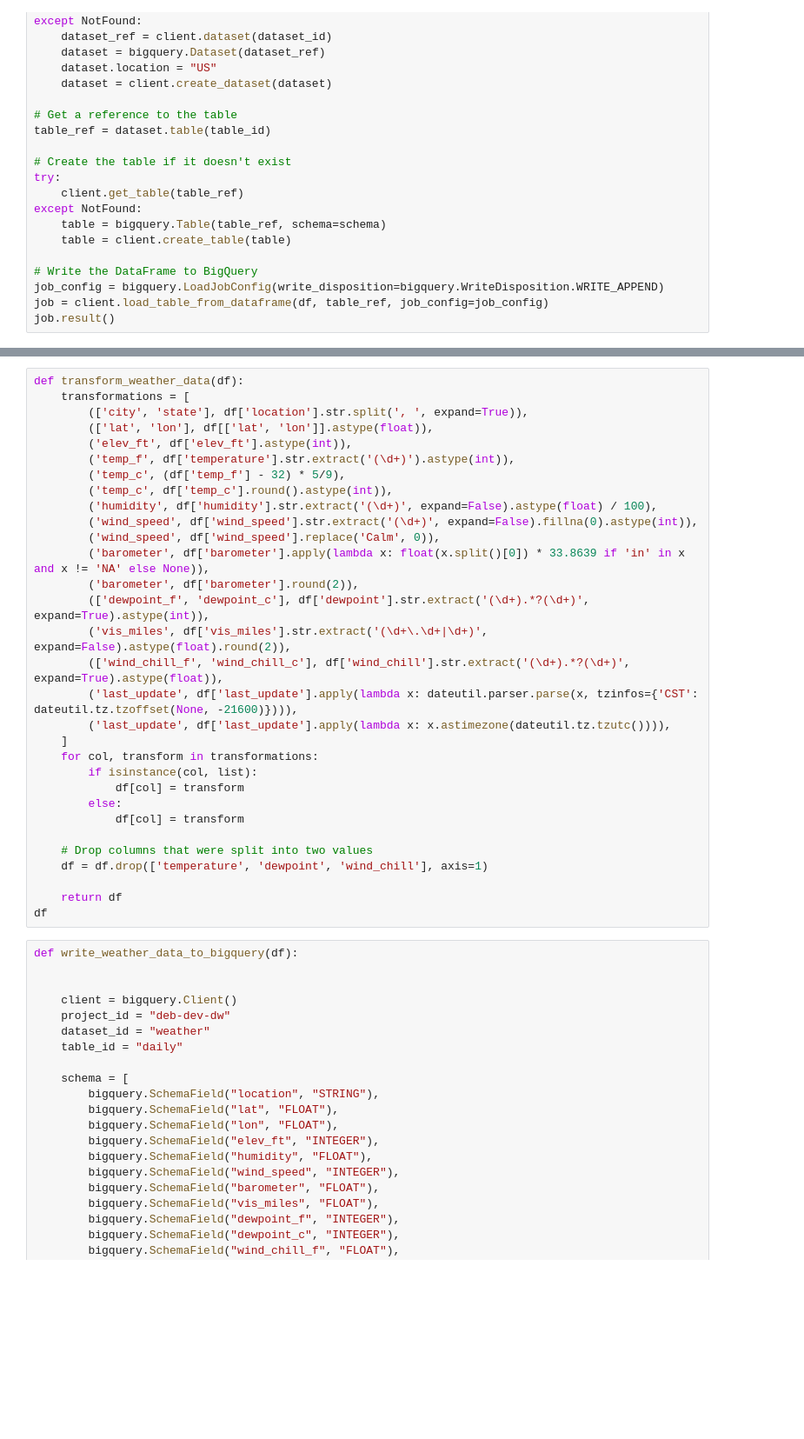
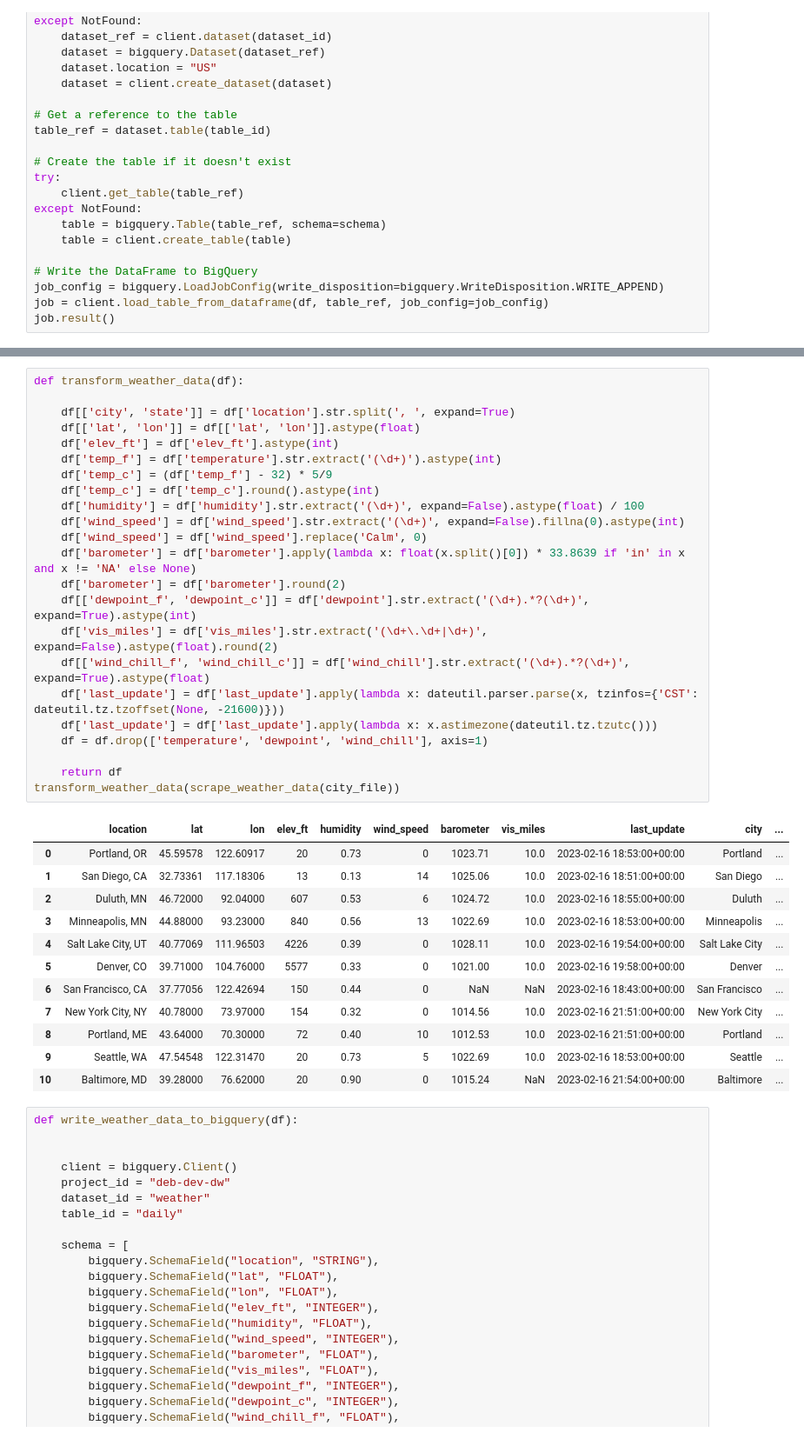
Before and after one commit to Reed-Carter/team-week3, a Jupyter notebook: drew-work/drew_compiled.ipynb, the cells around one changed output, grey strips where cells are left out. Shown at 87% size. Saved outputs shown, nothing was run; the diff lists cells and outputs as text; blank space fills up the shorter version.

```diff
--- a/drew-work/drew_compiled.ipynb
+++ b/drew-work/drew_compiled.ipynb
@@ -218,34 +241,39 @@ scrape_weather_data(city_file)
 # %%
 def transform_weather_data(df):
-    transformations = [
-        (['city', 'state'], df['location'].str.split(', ', expand=True)),
-        (['lat', 'lon'], df[['lat', 'lon']].astype(float)),
-        ('elev_ft', df['elev_ft'].astype(int)),
-        ('temp_f', df['temperature'].str.extract('(\d+)').astype(int)),
-        ('temp_c', (df['temp_f'] - 32) * 5/9),
-        ('temp_c', df['temp_c'].round().astype(int)),
-        ('humidity', df['humidity'].str.extract('(\d+)', expand=False).astype(float) / 100),
-        ('wind_speed', df['wind_speed'].str.extract('(\d+)', expand=False).fillna(0).astype(int)),
-        ('wind_speed', df['wind_speed'].replace('Calm', 0)),
-        ('barometer', df['barometer'].apply(lambda x: float(x.split()[0]) * 33.8639 if 'in' in x and x != 'NA' else None)),
-        ('barometer', df['barometer'].round(2)),
-        (['dewpoint_f', 'dewpoint_c'], df['dewpoint'].str.extract('(\d+).*?(\d+)', expand=True).astype(int)),
-        ('vis_miles', df['vis_miles'].str.extract('(\d+\.\d+|\d+)', expand=False).astype(float).round(2)),
-        (['wind_chill_f', 'wind_chill_c'], df['wind_chill'].str.extract('(\d+).*?(\d+)', expand=True).astype(float)),
-        ('last_update', df['last_update'].apply(lambda x: dateutil.parser.parse(x, tzinfos={'CST': dateutil.tz.tzoffset(None, -21600)}))),
-        ('last_update', df['last_update'].apply(lambda x: x.astimezone(dateutil.tz.tzutc()))),
-    ]
-    for col, transform in transformations:
-        if isinstance(col, list):
-            df[col] = transform
-        else:
-            df[col] = transform
 
-    # Drop columns that were split into two values
+    df[['city', 'state']] = df['location'].str.split(', ', expand=True)
+    df[['lat', 'lon']] = df[['lat', 'lon']].astype(float)
+    df['elev_ft'] = df['elev_ft'].astype(int)
+    df['temp_f'] = df['temperature'].str.extract('(\d+)').astype(int)
+    df['temp_c'] = (df['temp_f'] - 32) * 5/9
+    df['temp_c'] = df['temp_c'].round().astype(int)
+    df['humidity'] = df['humidity'].str.extract('(\d+)', expand=False).astype(float) / 100
+    df['wind_speed'] = df['wind_speed'].str.extract('(\d+)', expand=False).fillna(0).astype(int)
+    df['wind_speed'] = df['wind_speed'].replace('Calm', 0)
+    df['barometer'] = df['barometer'].apply(lambda x: float(x.split()[0]) * 33.8639 if 'in' in x and x != 'NA' else None)
+    df['barometer'] = df['barometer'].round(2)
+    df[['dewpoint_f', 'dewpoint_c']] = df['dewpoint'].str.extract('(\d+).*?(\d+)', expand=True).astype(int)
+    df['vis_miles'] = df['vis_miles'].str.extract('(\d+\.\d+|\d+)', expand=False).astype(float).round(2)
+    df[['wind_chill_f', 'wind_chill_c']] = df['wind_chill'].str.extract('(\d+).*?(\d+)', expand=True).astype(float)
+    df['last_update'] = df['last_update'].apply(lambda x: dateutil.parser.parse(x, tzinfos={'CST': dateutil.tz.tzoffset(None, -21600)}))
+    df['last_update'] = df['last_update'].apply(lambda x: x.astimezone(dateutil.tz.tzutc()))
     df = df.drop(['temperature', 'dewpoint', 'wind_chill'], axis=1)
 
     return df
-df
+transform_weather_data(scrape_weather_data(city_file))
+# %% [output]
+|  | location | lat | lon | elev_ft | humidity | wind_speed | barometer | vis_miles | last_update | city | ... |
+| 0 | Portland, OR | 45.59578 | 122.60917 | 20 | 0.73 | 0 | 1023.71 | 10.0 | 2023-02-16 18:53:00+00:00 | Portland | ... |
+| 1 | San Diego, CA | 32.73361 | 117.18306 | 13 | 0.13 | 14 | 1025.06 | 10.0 | 2023-02-16 18:51:00+00:00 | San Diego | ... |
+| 2 | Duluth, MN | 46.72000 | 92.04000 | 607 | 0.53 | 6 | 1024.72 | 10.0 | 2023-02-16 18:55:00+00:00 | Duluth | ... |
+| 3 | Minneapolis, MN | 44.88000 | 93.23000 | 840 | 0.56 | 13 | 1022.69 | 10.0 | 2023-02-16 18:53:00+00:00 | Minneapolis | ... |
+| 4 | Salt Lake City, UT | 40.77069 | 111.96503 | 4226 | 0.39 | 0 | 1028.11 | 10.0 | 2023-02-16 19:54:00+00:00 | Salt Lake City | ... |
+| 5 | Denver, CO | 39.71000 | 104.76000 | 5577 | 0.33 | 0 | 1021.00 | 10.0 | 2023-02-16 19:58:00+00:00 | Denver | ... |
+| 6 | San Francisco, CA | 37.77056 | 122.42694 | 150 | 0.44 | 0 | NaN | NaN | 2023-02-16 18:43:00+00:00 | San Francisco | ... |
+| 7 | New York City, NY | 40.78000 | 73.97000 | 154 | 0.32 | 0 | 1014.56 | 10.0 | 2023-02-16 21:51:00+00:00 | New York City | ... |
+| 8 | Portland, ME | 43.64000 | 70.30000 | 72 | 0.40 | 10 | 1012.53 | 10.0 | 2023-02-16 21:51:00+00:00 | Portland | ... |
+| 9 | Seattle, WA | 47.54548 | 122.31470 | 20 | 0.73 | 5 | 1022.69 | 10.0 | 2023-02-16 18:53:00+00:00 | Seattle | ... |
+| 10 | Baltimore, MD | 39.28000 | 76.62000 | 20 | 0.90 | 0 | 1015.24 | NaN | 2023-02-16 21:54:00+00:00 | Baltimore | ... |
 # %%
 def write_weather_data_to_bigquery(df):
 
```
Also changed, not shown: parts of 1 cell of this notebook.
